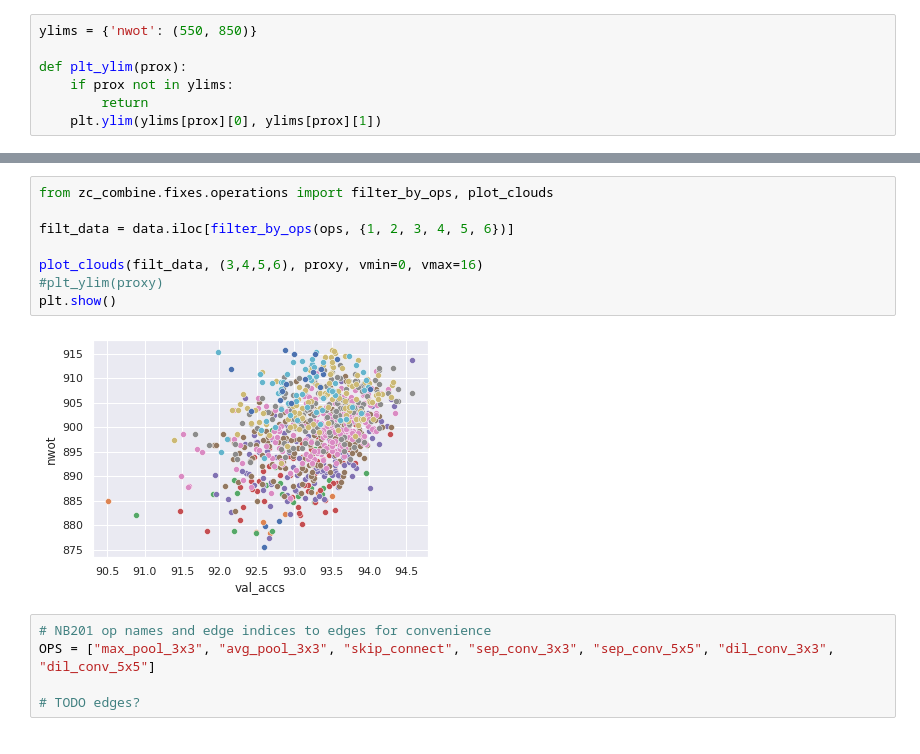
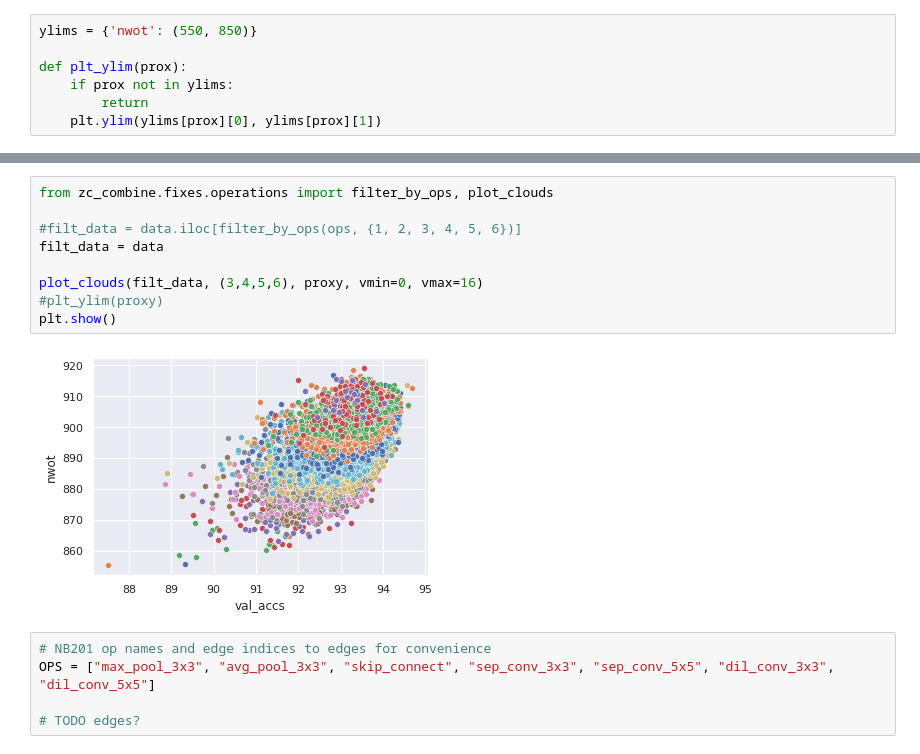
Before and after one commit to gabikadlecova/zc_combine, a Jupyter notebook: nwot_problems/nb301.ipynb, the cells around one changed output, grey strips where cells are left out. Cells and saved outputs as stored; diff of their text form.

```diff
--- a/nwot_problems/nb301.ipynb
+++ b/nwot_problems/nb301.ipynb
@@ -144,13 +132,14 @@ count_all_ops(data, ops, count_set)
 # %%
 from zc_combine.fixes.operations import filter_by_ops, plot_clouds
 
-filt_data = data.iloc[filter_by_ops(ops, {1, 2, 3, 4, 5, 6})]
+#filt_data = data.iloc[filter_by_ops(ops, {1, 2, 3, 4, 5, 6})]
+filt_data = data
 
 plot_clouds(filt_data, (3,4,5,6), proxy, vmin=0, vmax=16)
 #plt_ylim(proxy)
 plt.show()
 # %% [output]
-[figure, old version]
+[figure, new version]
 # %%
 # NB201 op names and edge indices to edges for convenience
 OPS = ["max_pool_3x3", "avg_pool_3x3", "skip_connect", "sep_conv_3x3", "sep_conv_5x5", "dil_conv_3x3", "dil_conv_5x5"]
```
Also changed, not shown: parts of 3 cells of this notebook, 31 other files.
